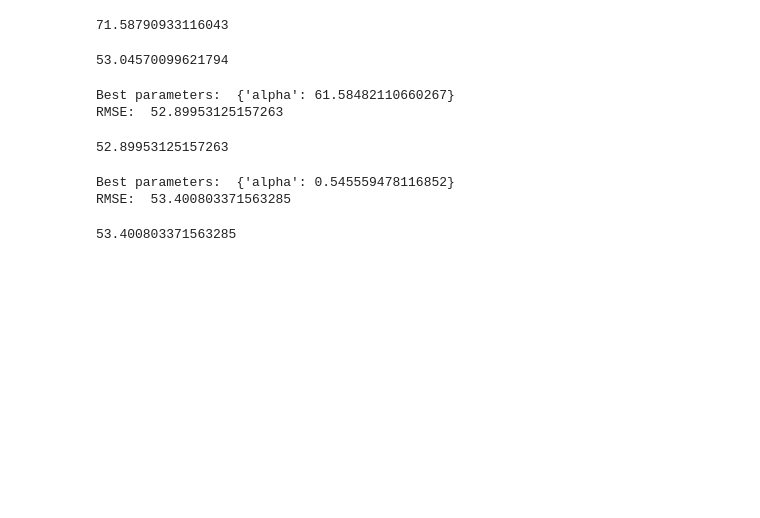
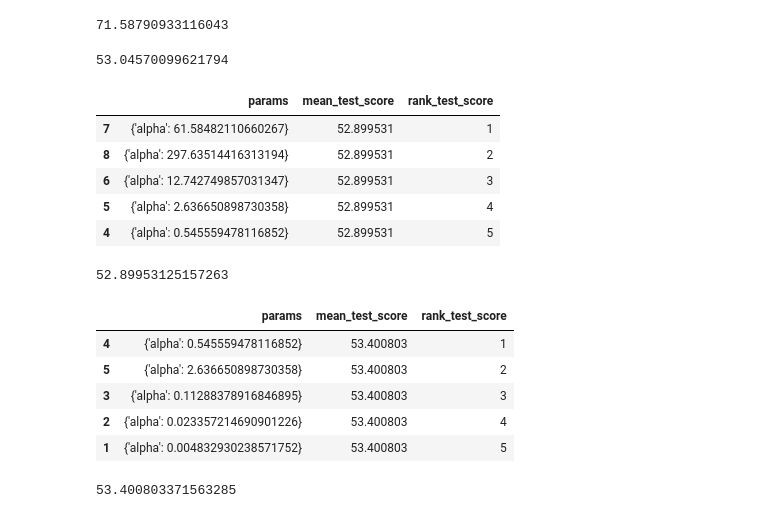
Before and after one commit to ThomasMeb/Anticiper_besoins_des_batiments, a Jupyter notebook: Comsomation.ipynb, the cells around one changed output. Saved outputs shown, nothing was run; the diff lists cells and outputs as text; code cells hidden in the pictures; blank space fills up the shorter version.

```diff
--- a/Comsomation.ipynb
+++ b/Comsomation.ipynb
@@ -98,18 +98,25 @@ lr_error
 53.04570099621794
 # %%
 def resultize_RMSE(grid):
-      print('Best parameters: ', grid.best_params_)
-      print('RMSE: ', mean_squared_error(y_test, grid.predict(X_test), squared=False))
+      results = pd.DataFrame(grid.cv_results_)
+      results = results.sort_values(by = 'rank_test_score')
+      results = results[['params', 'mean_test_score', 'rank_test_score']]
+      results['mean_test_score'] = mean_squared_error(y_test, grid.predict(X_test), squared=False)
+      return results
 # %%
 params = {'alpha': np.logspace(-3, 10, 20)}
 ridge = Ridge()
 grid_ridge = GridSearchCV(ridge, params, cv=10)
-grid.fit(X_train, y_train)
-grid_ridge_best_params = grid.best_params_
-resultize_RMSE(grid)
+grid_ridge.fit(X_train, y_train)
+grid_ridge_best_params = grid_ridge.best_params_
+resultize_RMSE(grid_ridge).head()
 # %% [output]
-Best parameters:  {'alpha': 61.58482110660267}
-RMSE:  52.89953125157263
+|  | params | mean_test_score | rank_test_score |
+| 7 | {'alpha': 61.58482110660267} | 52.899531 | 1 |
+| 8 | {'alpha': 297.63514416313194} | 52.899531 | 2 |
+| 6 | {'alpha': 12.742749857031347} | 52.899531 | 3 |
+| 5 | {'alpha': 2.636650898730358} | 52.899531 | 4 |
+| 4 | {'alpha': 0.545559478116852} | 52.899531 | 5 |
 # %%
 ridge = Ridge(**grid_ridge_best_params)
 ridge.fit(X_train, y_train)
@@ -123,10 +130,14 @@ params = {'alpha': np.logspace(-3, 10, 20)}
 grid_lasso = GridSearchCV(Lasso(), params, cv=10, scoring='neg_root_mean_squared_error')
 grid_lasso.fit(X_train, y_train)
 grid_lasso_best_params = grid_lasso.best_params_
-resultize_RMSE(grid_lasso)
+resultize_RMSE(grid_lasso).head()
 # %% [output]
-Best parameters:  {'alpha': 0.545559478116852}
-RMSE:  53.400803371563285
+|  | params | mean_test_score | rank_test_score |
+| 4 | {'alpha': 0.545559478116852} | 53.400803 | 1 |
+| 5 | {'alpha': 2.636650898730358} | 53.400803 | 2 |
+| 3 | {'alpha': 0.11288378916846895} | 53.400803 | 3 |
+| 2 | {'alpha': 0.023357214690901226} | 53.400803 | 4 |
+| 1 | {'alpha': 0.004832930238571752} | 53.400803 | 5 |
 # %%
 lasso = Lasso(**grid_lasso_best_params)
 lasso.fit(X_train, y_train)
```
Also changed, not shown: parts of 9 cells of this notebook, 2 other files.
